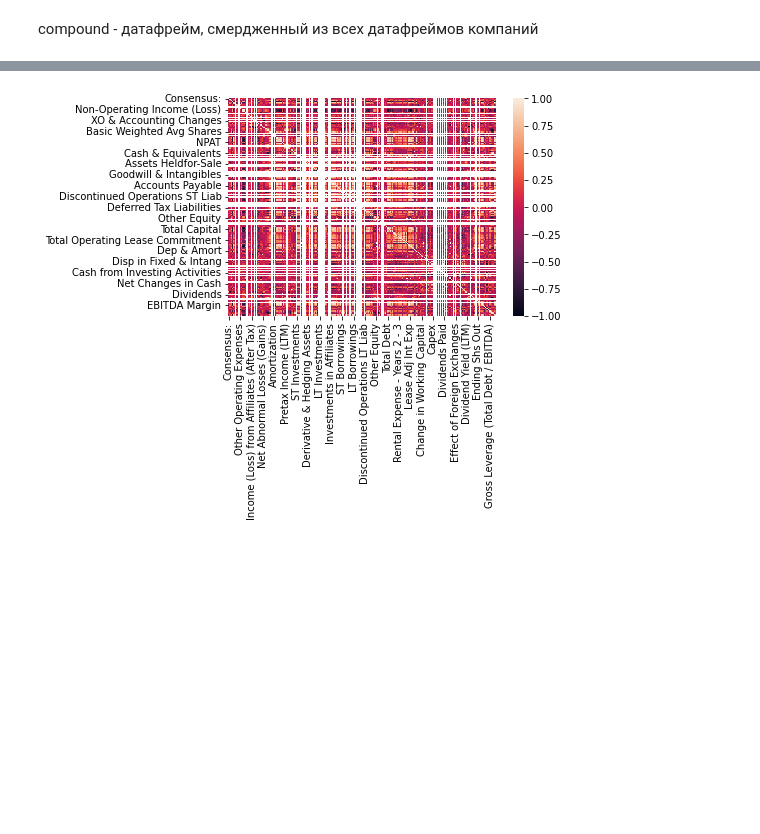
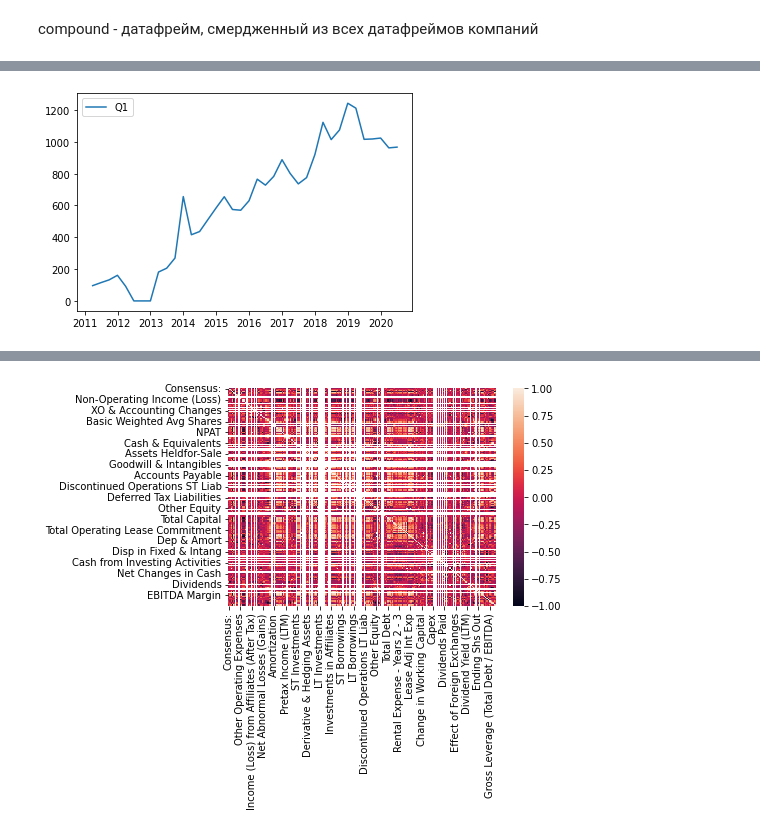
Before and after one commit to ialpatov/reporting-forecasting, a Jupyter notebook: rep-for1.ipynb, the cells around one changed output, grey strips where cells are left out. Drawn from its saved outputs; the diff is of its cells as text; code cells hidden in the pictures; blank space fills up the shorter version.

```diff
--- a/rep-for1.ipynb
+++ b/rep-for1.ipynb
@@ -157,3 +159,10 @@ plt.show()
+# %%
+plt.plot(compound.xs('AR', level='Company').index.get_level_values('Date'),
+         compound.xs('AR', level='Company')['Revenue'], label='Q1')
+plt.legend()
+plt.show()
+# %% [output]
+[figure, added]
 # %%
 compound = compound.astype(np.float64)
 # %%
```
Also changed, not shown: parts of 6 cells of this notebook.
